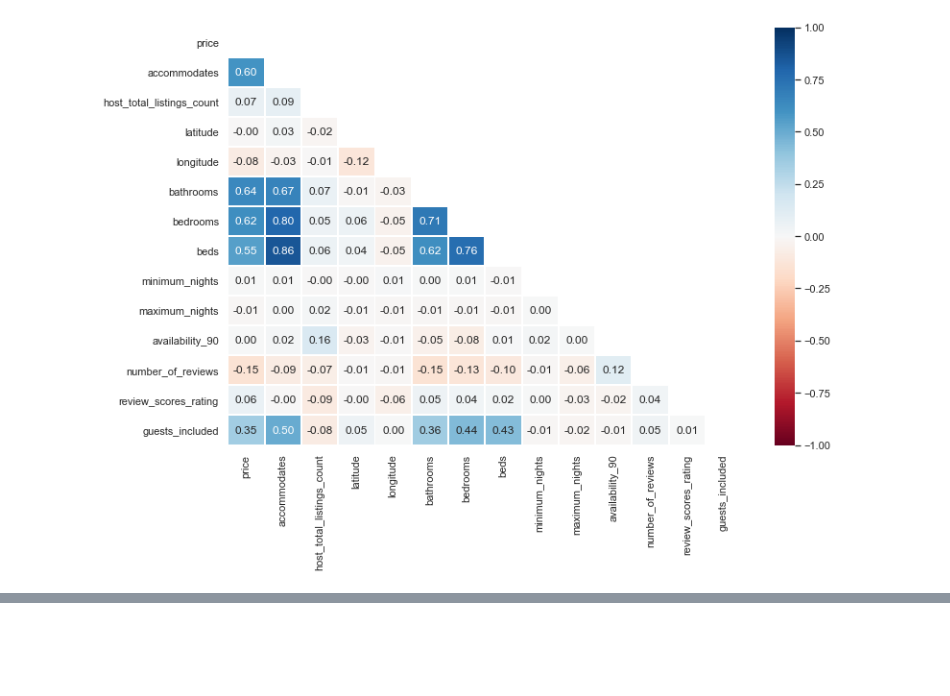
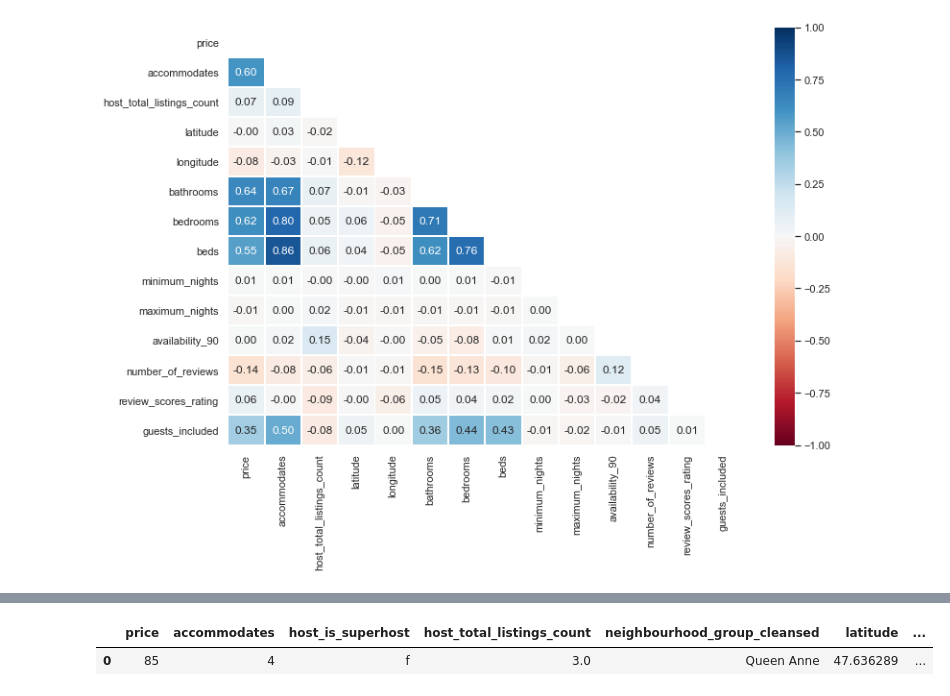
Before and after one commit to saemol/airbnb-seattle, a Jupyter notebook: AirBnB Seattle FINAL.ipynb, the cells around one changed output, grey strips where cells are left out. Cells and saved outputs as stored; diff of their text form; code cells hidden in the pictures; blank space fills up the shorter version.

```diff
--- a/AirBnB Seattle FINAL.ipynb
+++ b/AirBnB Seattle FINAL.ipynb
@@ -321,0 +211,3 @@ dfml.drop(columns=['price_per_bed'], inplace=True)
+# %%
+# drop the remaining missing values
+df.dropna(inplace=True)
@@ -451,0 +451,6 @@ dfml.drop(columns=['neighbourhood_group_cleansed'], inplace=True)
+# %%
+# final look at the dataset before starting the modelling
+df.head(1)
+# %% [output]
+|  | price | accommodates | host_is_superhost | host_total_listings_count | neighbourhood_group_cleansed | latitude | ... |
+| 0 | 85 | 4 | f | 3.0 | Queen Anne | 47.636289 | ... |
```
Also changed, not shown: parts of 94 cells of this notebook.
